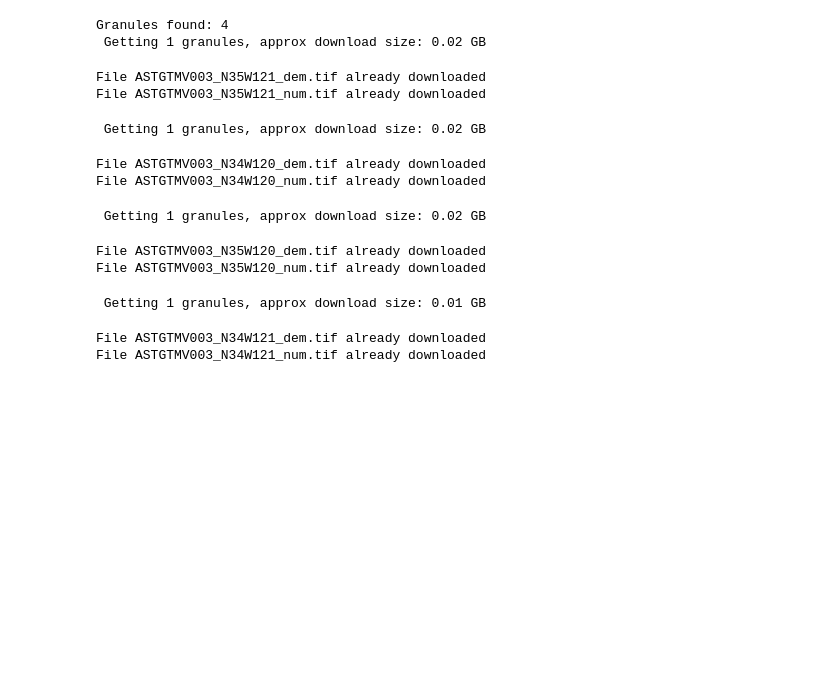
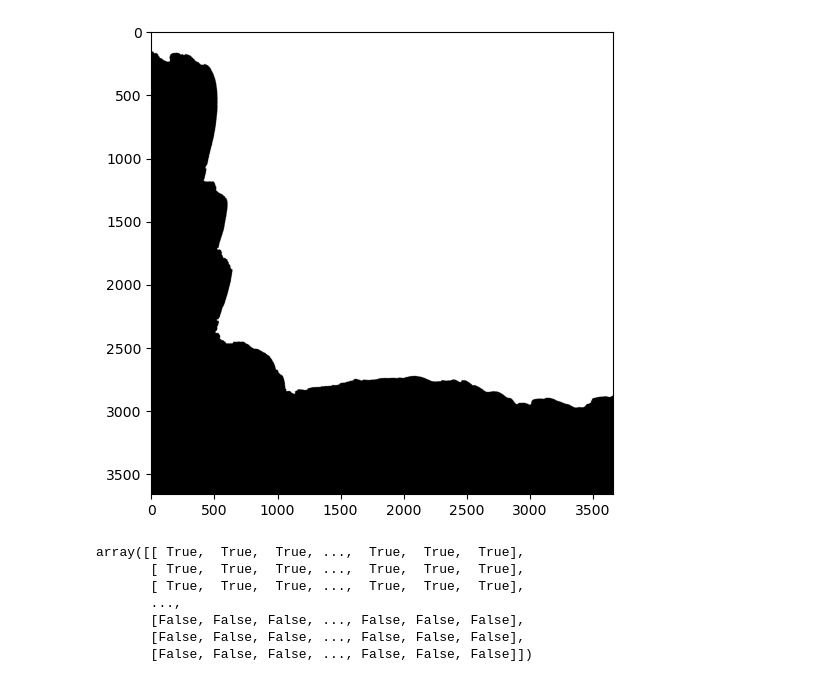
Before and after one commit to atticus-cummings/HLS-kelp, a Jupyter notebook: download data/get_dem.ipynb, the cells around one changed output. Saved outputs shown, nothing was run; the diff lists cells and outputs as text; code cells hidden in the pictures; blank space fills up the shorter version.

```diff
--- a/download data/get_dem.ipynb
+++ b/download data/get_dem.ipynb
@@ -41,20 +96,15 @@ search_bounding_box('11SKU')
 # %%
-hls_path = r'C:\Users\attic\HLS Kelp Detection\imagery\Isla_Vista_Kelp\11SKU\HLS.L30.T11SKU.2018186T183312.v2.0\HLS.L30.T11SKU.2018186T183312.v2.0.B02.tif'
-tile = '11SKU'
-dem_path = rf'C:\Users\attic\HLS Kelp Detection\imagery\Isla_Vista_Kelp\{tile}\dem'
+hls_path = r'C:\Users\attic\HLS Kelp Detection\imagery\tiles\10SGD\HLS.L30.T10SGD.2018026T183427.v2.0\HLS.L30.T10SGD.2018026T183427.v2.0.B02.tif'
+tile = '10SGD'
+dem_path = rf'C:\Users\attic\HLS Kelp Detection\imagery\tiles\{tile}\dem'
+
+create_land_mask(hls_path, dem_path=dem_path, show_image=True, as_numpy=True)
+# %% [output]
+[figure, added]
+array([[ True,  True,  True, ...,  True,  True,  True],
+       [ True,  True,  True, ...,  True,  True,  True],
+       [ True,  True,  True, ...,  True,  True,  True],
+       ...,
+       [False, False, False, ..., False, False, False],
+       [False, False, False, ..., False, False, False],
+       [False, False, False, ..., False, False, False]])
-# %%
-eat.download_dem(tile_id=tile, dem_path=dem_path)
-# %% [output]
-Granules found: 4
- Getting 1 granules, approx download size: 0.02 GB
-File ASTGTMV003_N35W121_dem.tif already downloaded
-File ASTGTMV003_N35W121_num.tif already downloaded
- Getting 1 granules, approx download size: 0.02 GB
-File ASTGTMV003_N34W120_dem.tif already downloaded
-File ASTGTMV003_N34W120_num.tif already downloaded
- Getting 1 granules, approx download size: 0.02 GB
-File ASTGTMV003_N35W120_dem.tif already downloaded
-File ASTGTMV003_N35W120_num.tif already downloaded
- Getting 1 granules, approx download size: 0.01 GB
-File ASTGTMV003_N34W121_dem.tif already downloaded
-File ASTGTMV003_N34W121_num.tif already downloaded
```
Also changed, not shown: parts of 5 cells of this notebook, 12 other files.
